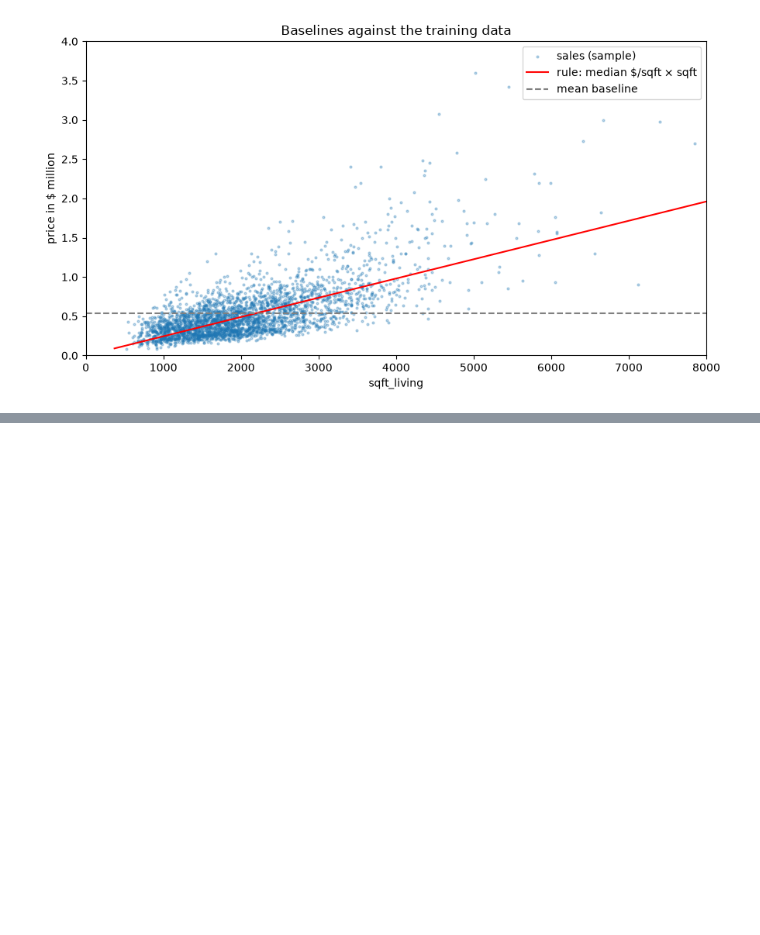
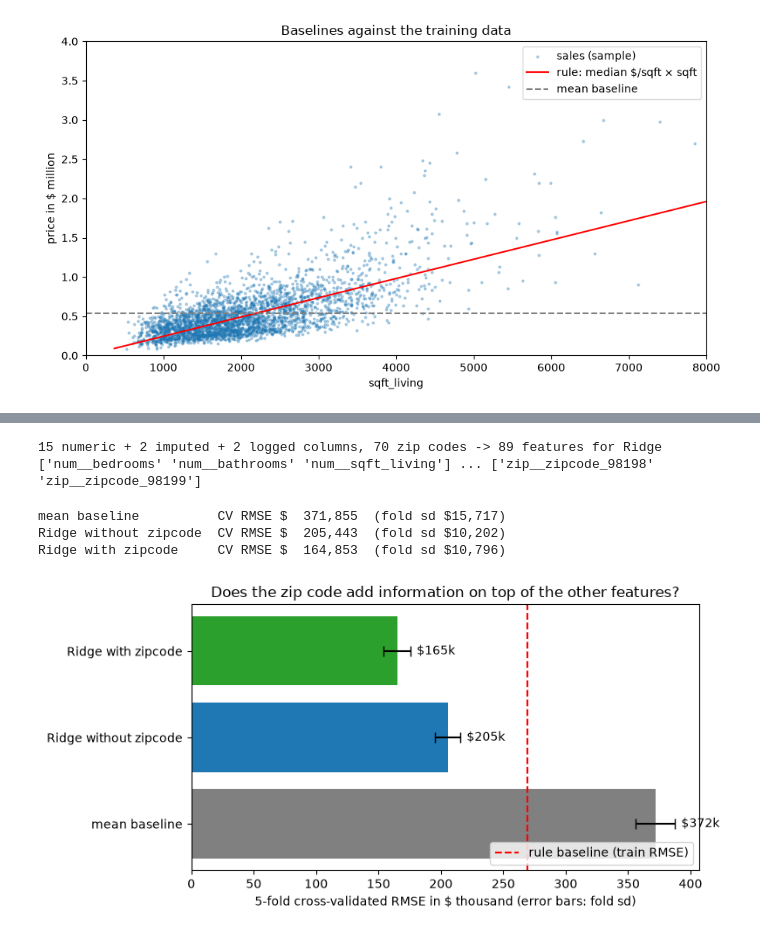
Before and after one commit to dynamic-dome/amle-project-king-county, a Jupyter notebook: 02_king_county_project_dominic.ipynb, the cells around one changed output, grey strips where cells are left out. Drawn from its saved outputs; the diff is of its cells as text; code cells hidden in the pictures; blank space fills up the shorter version.

Commit message:
Step 6: preprocessing pipeline, Ridge with GroupKFold, zipcode comparison

```diff
--- a/02_king_county_project_dominic.ipynb
+++ b/02_king_county_project_dominic.ipynb
@@ -546,0 +560,67 @@ The mean baseline behaves exactly as expected: its RMSE equals the standard devi
+# %%
+## Step 6: every transformation inside one pipeline, so it is learned on the training part only
+from sklearn.preprocessing import FunctionTransformer
+from sklearn.model_selection import GroupKFold
+
+freq_cols = ["waterfront", "view"]          # gaps: fill with the most frequent value (0)
+log_cols = ["sqft_lot", "sqft_lot15"]       # extremely right-skewed (step 4)
+zip_cols = ["zipcode"]                      # labels without an order: one column per zip code
+num_cols = [c for c in X_train.columns if c not in freq_cols + log_cols + zip_cols]
+
+
+def make_ridge(use_zipcode=True, alpha=1.0):
+    transformers = [
+        ("num", Pipeline([("impute", SimpleImputer(strategy="median")), ("scale", StandardScaler())]), num_cols),
+        ("freq", Pipeline([("impute", SimpleImputer(strategy="most_frequent")), ("scale", StandardScaler())]), freq_cols),
+        ("log", Pipeline([("log", FunctionTransformer(np.log1p, feature_names_out="one-to-one")),
+                          ("scale", StandardScaler())]), log_cols),
+    ]
+    if use_zipcode:
+        transformers.append(("zip", OneHotEncoder(handle_unknown="ignore"), zip_cols))
+    # remainder="drop": a column that is in no list does not reach the model (zipcode in the variant without it)
+    preprocess = ColumnTransformer(transformers, remainder="drop")
+    return Pipeline([("preprocess", preprocess), ("model", Ridge(alpha=alpha))])
+
+
+ridge = make_ridge().fit(X_train, y_train)
+names = ridge.named_steps["preprocess"].get_feature_names_out()
+print(f"{len(num_cols)} numeric + {len(freq_cols)} imputed + {len(log_cols)} logged columns, "
+      f"{X_train['zipcode'].nunique()} zip codes -> {len(names)} features for Ridge")
+print(names[:3], "...", names[-2:])
+# %% [output]
+15 numeric + 2 imputed + 2 logged columns, 70 zip codes -> 89 features for Ridge
+['num__bedrooms' 'num__bathrooms' 'num__sqft_living'] ... ['zip__zipcode_98198' 'zip__zipcode_98199']
+# %%
+# Cross-validated RMSE with GroupKFold: all sales of one house stay in the same fold (step 3).
+cv = GroupKFold(n_splits=5, shuffle=True, random_state=42)
+
+candidates = {
+    "mean baseline": DummyRegressor(strategy="mean"),
+    "Ridge without zipcode": make_ridge(use_zipcode=False),
+    "Ridge with zipcode": make_ridge(use_zipcode=True),
+}
+cv_rmse = {}
+for name, model in candidates.items():
+    scores = -cross_val_score(model, X_train, y_train, groups=groups_train, cv=cv,
+                              scoring="neg_root_mean_squared_error")
+    cv_rmse[name] = scores
+    print(f"{name:22} CV RMSE ${scores.mean():>9,.0f}  (fold sd ${scores.std():>6,.0f})")
+
+fig, ax = plt.subplots(figsize=(8, 4))
+means = [s.mean() / 1e3 for s in cv_rmse.values()]
+sds = [s.std() / 1e3 for s in cv_rmse.values()]
+ax.barh(list(cv_rmse.keys()), means, xerr=sds, capsize=4, color=["grey", "tab:blue", "tab:green"])
+ax.axvline(root_mean_squared_error(y_train, pred_rule) / 1e3, color="red", ls="--",
+           label="rule baseline (train RMSE)")
+for i, m in enumerate(means):
+    ax.text(m + sds[i] + 5, i, f"${m:,.0f}k", va="center")
+ax.set_xlabel("5-fold cross-validated RMSE in $ thousand (error bars: fold sd)")
+ax.set_title("Does the zip code add information on top of the other features?")
+ax.legend(loc="lower right")
+plt.tight_layout()
+plt.show()
+# %% [output]
+mean baseline          CV RMSE $  371,855  (fold sd $15,717)
+Ridge without zipcode  CV RMSE $  205,443  (fold sd $10,202)
+Ridge with zipcode     CV RMSE $  164,853  (fold sd $10,796)
+[figure, added]
```
Also changed, not shown: parts of 2 cells of this notebook, 1 other file.
